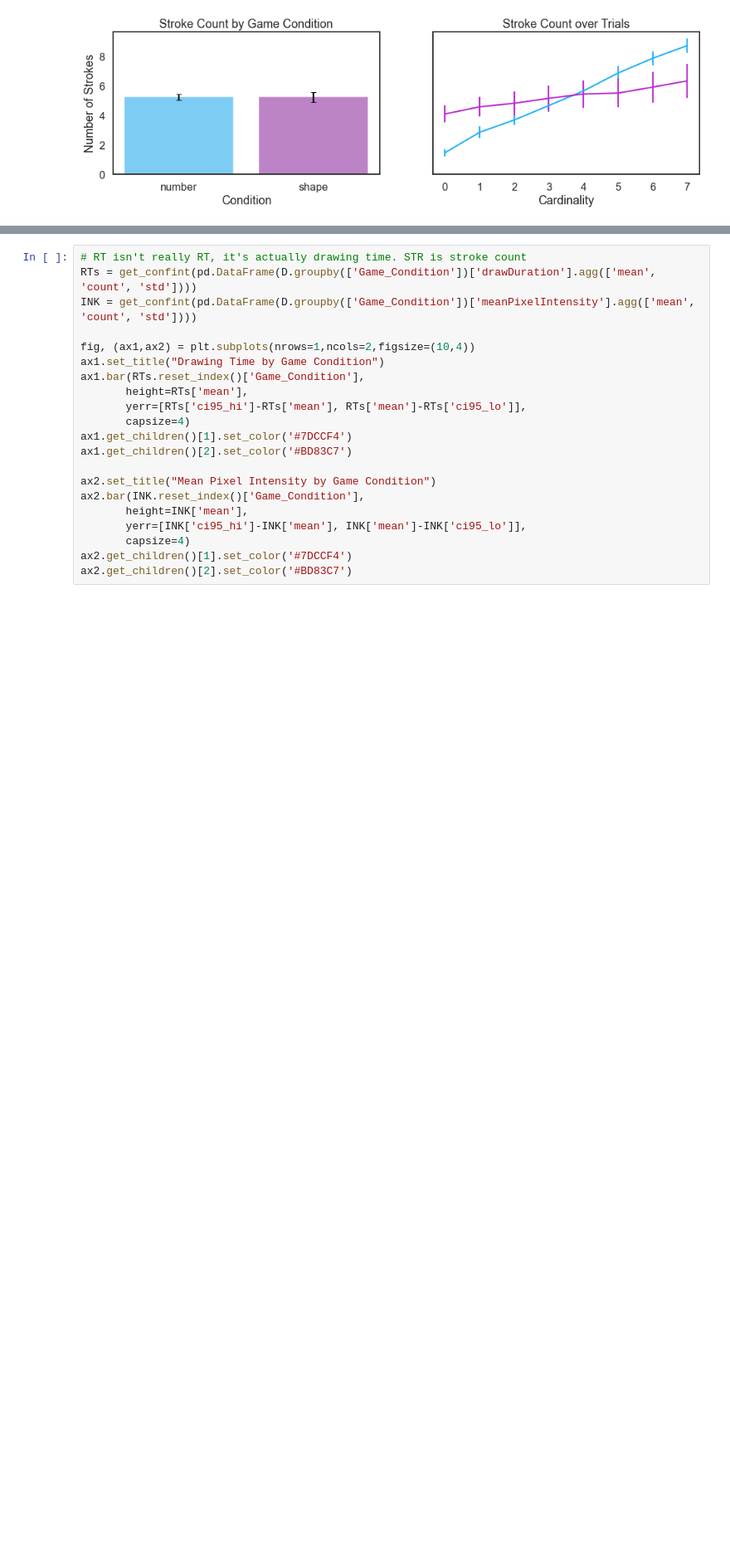
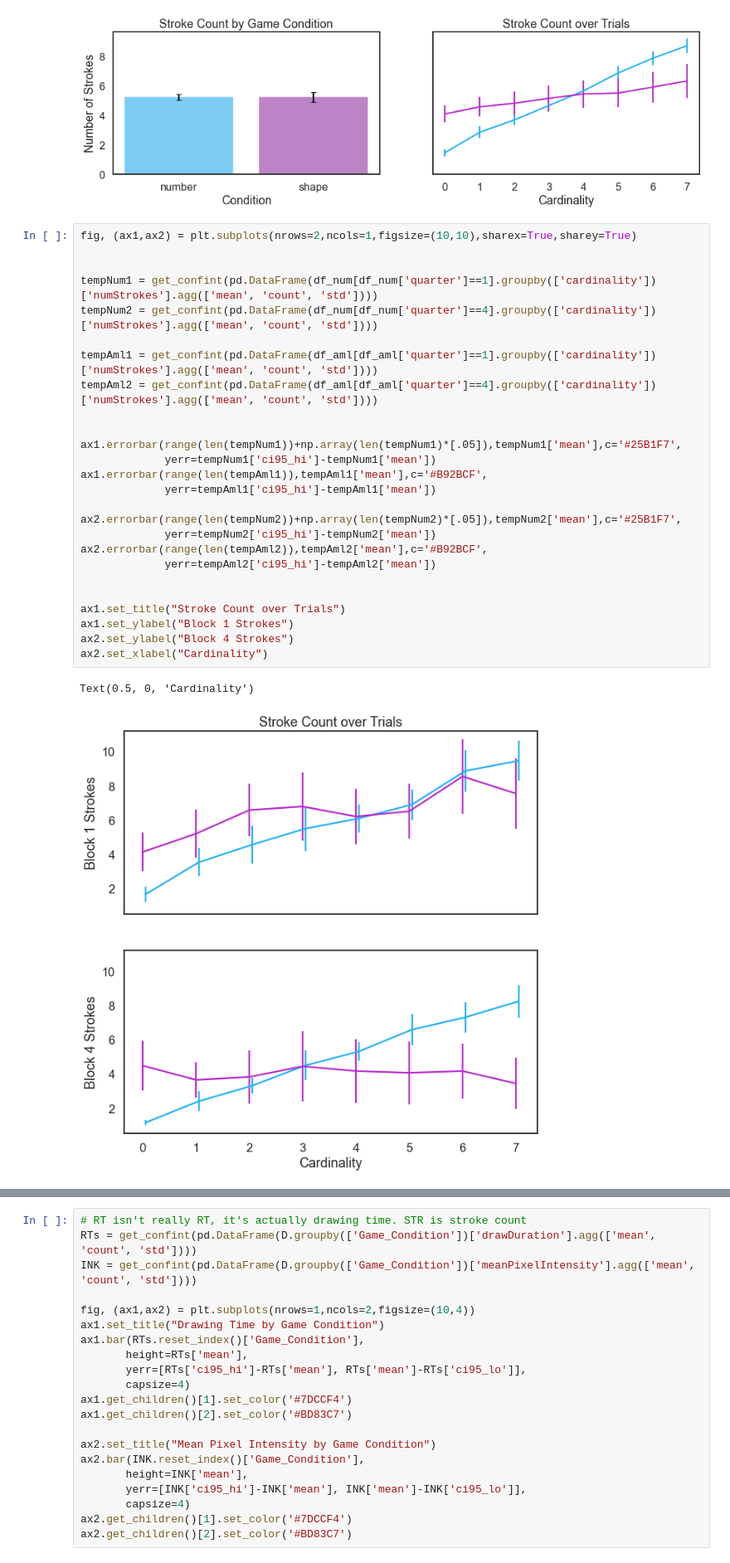
Before and after one commit to cogtoolslab/improvised_numerals, a Jupyter notebook: analysis/iternum_analysis.ipynb, the cells around one changed output, grey strips where cells are left out. Shown at 83% size. Cells and saved outputs as stored; diff of their text form; blank space fills up the shorter version.

```diff
--- a/analysis/iternum_analysis.ipynb
+++ b/analysis/iternum_analysis.ipynb
@@ -794,3 +866,32 @@ ax1.get_children()[2].set_color('#BD83C7')
 fig.show()
 # %% [output]
 [figure]
+# %%
+fig, (ax1,ax2) = plt.subplots(nrows=2,ncols=1,figsize=(10,10),sharex=True,sharey=True)
+
+
+tempNum1 = get_confint(pd.DataFrame(df_num[df_num['quarter']==1].groupby(['cardinality'])['numStrokes'].agg(['mean', 'count', 'std'])))
+tempNum2 = get_confint(pd.DataFrame(df_num[df_num['quarter']==4].groupby(['cardinality'])['numStrokes'].agg(['mean', 'count', 'std'])))
+
+tempAml1 = get_confint(pd.DataFrame(df_aml[df_aml['quarter']==1].groupby(['cardinality'])['numStrokes'].agg(['mean', 'count', 'std'])))
+tempAml2 = get_confint(pd.DataFrame(df_aml[df_aml['quarter']==4].groupby(['cardinality'])['numStrokes'].agg(['mean', 'count', 'std'])))
+
+
+ax1.errorbar(range(len(tempNum1))+np.array(len(tempNum1)*[.05]),tempNum1['mean'],c='#25B1F7',
+             yerr=tempNum1['ci95_hi']-tempNum1['mean'])
+ax1.errorbar(range(len(tempAml1)),tempAml1['mean'],c='#B92BCF',
+             yerr=tempAml1['ci95_hi']-tempAml1['mean'])
+
+ax2.errorbar(range(len(tempNum2))+np.array(len(tempNum2)*[.05]),tempNum2['mean'],c='#25B1F7',
+             yerr=tempNum2['ci95_hi']-tempNum2['mean'])
+ax2.errorbar(range(len(tempAml2)),tempAml2['mean'],c='#B92BCF',
+             yerr=tempAml2['ci95_hi']-tempAml2['mean'])
+
+
+ax1.set_title("Stroke Count over Trials")
+ax1.set_ylabel("Block 1 Strokes")
+ax2.set_ylabel("Block 4 Strokes")
+ax2.set_xlabel("Cardinality")
+# %% [output]
+Text(0.5, 0, 'Cardinality')
+[figure, added]
```
Also changed, not shown: parts of 28 cells of this notebook, 12 other files.
